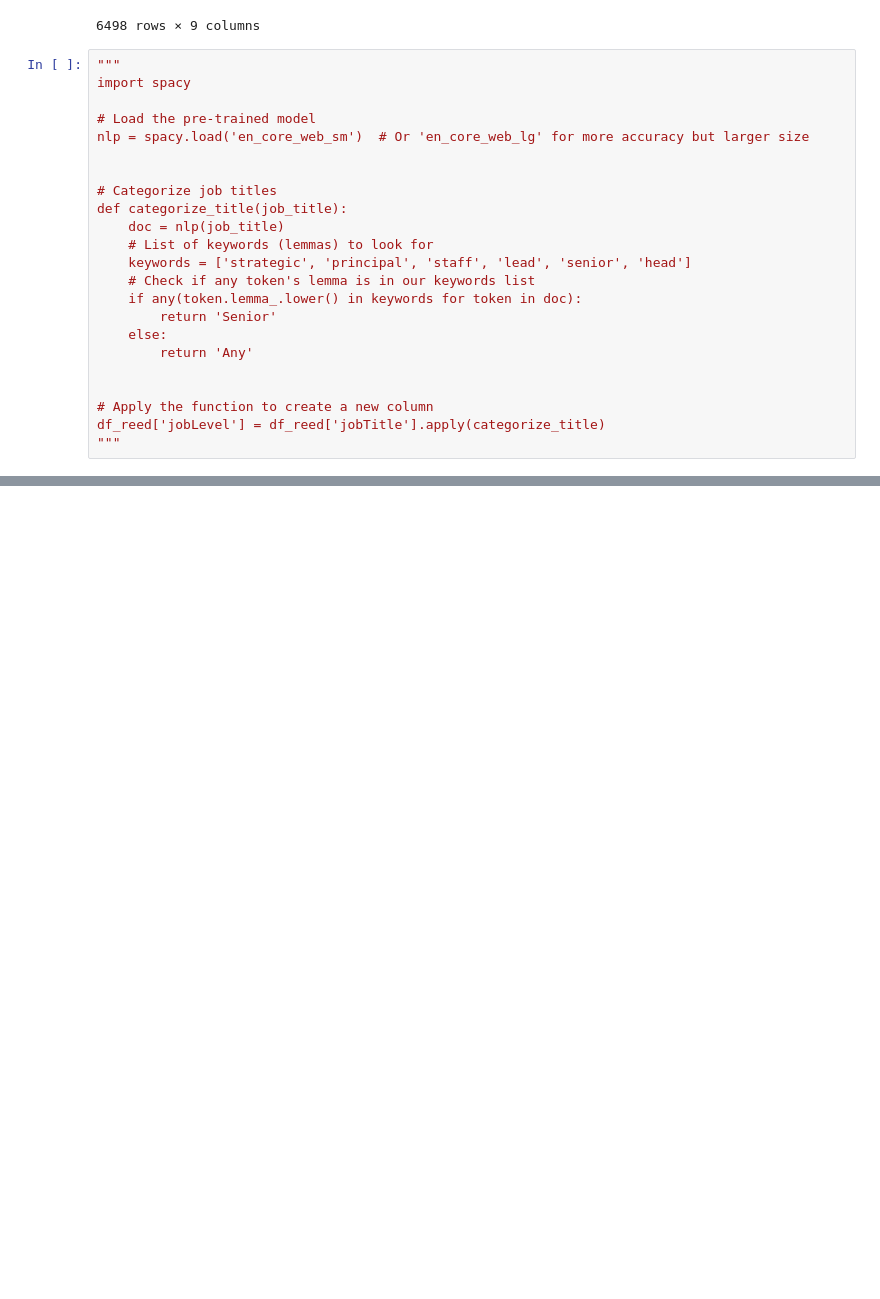
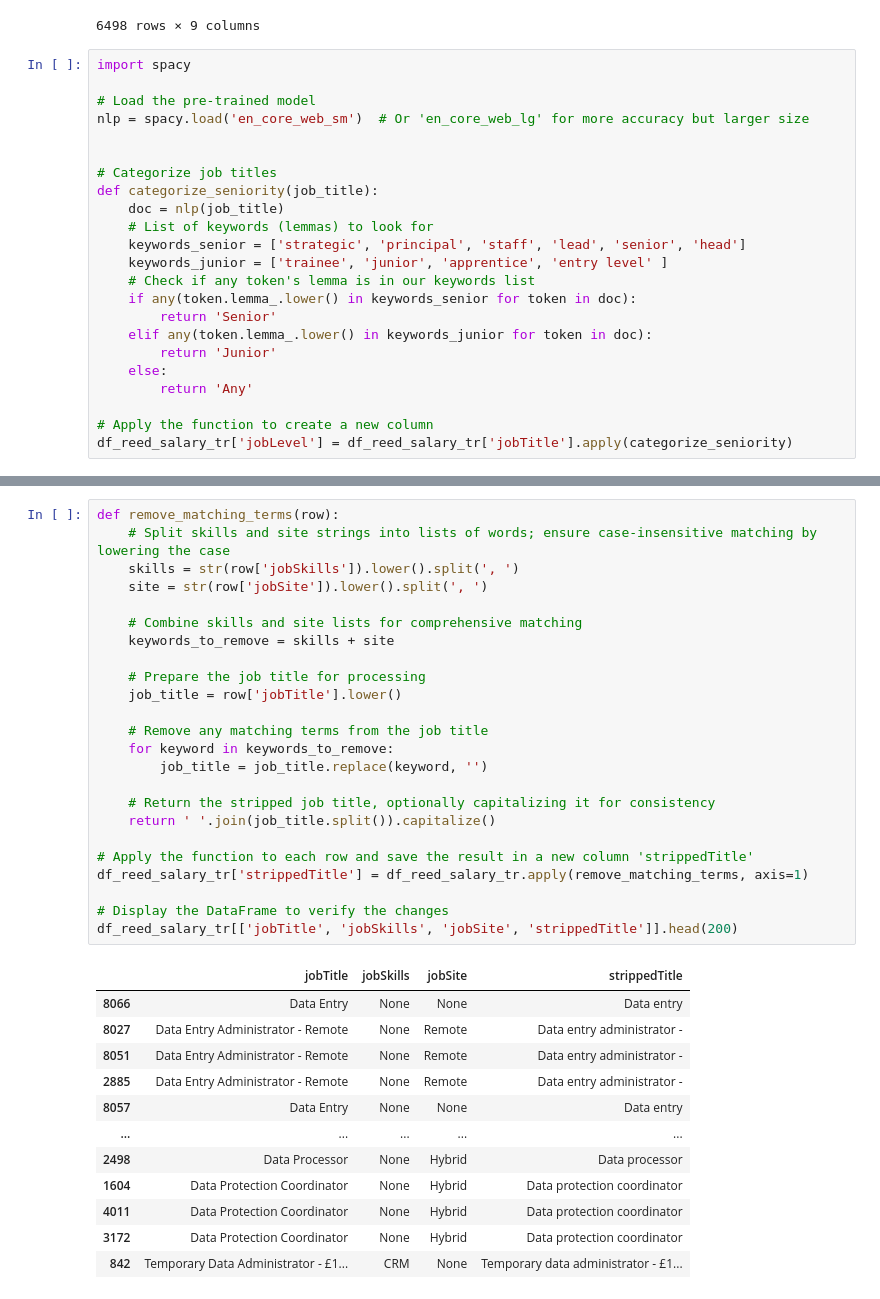
Before and after one commit to mygitbob/feb24_project_job-market, a Jupyter notebook: src/reed mdb pull and transforml.ipynb, the cells around one changed output, grey strips where cells are left out. Cells and saved outputs as stored; diff of their text form; blank space fills up the shorter version.

```diff
--- a/src/reed mdb pul and transforml.ipynb
+++ b/src/reed mdb pull and transforml.ipynb
@@ -375,7 +375,6 @@ display(df_reed_salary_tr.loc[df_reed_salary_tr['salaryPeriod'] == 'Not specifie
 | 1154 | Head of Data Operations | SE19PH | 190000.0 | 230000.0 | GBP | Head of Data Operations. Global F... | Not specified | ... |
 6498 rows × 9 columns
 # %%
-"""
 import spacy
 
 # Load the pre-trained model
@@ -383,18 +382,19 @@ nlp = spacy.load('en_core_web_sm')  # Or 'en_core_web_lg' for more accuracy but
 
 
 # Categorize job titles
-def categorize_title(job_title):
+def categorize_seniority(job_title):
     doc = nlp(job_title)
     # List of keywords (lemmas) to look for
-    keywords = ['strategic', 'principal', 'staff', 'lead', 'senior', 'head']
+    keywords_senior = ['strategic', 'principal', 'staff', 'lead', 'senior', 'head']
+    keywords_junior = ['trainee', 'junior', 'apprentice', 'entry level' ]
     # Check if any token's lemma is in our keywords list
-    if any(token.lemma_.lower() in keywords for token in doc):
+    if any(token.lemma_.lower() in keywords_senior for token in doc):
         return 'Senior'
+    elif any(token.lemma_.lower() in keywords_junior for token in doc):
+        return 'Junior'
     else:
         return 'Any'
 
-
 # Apply the function to create a new column
-df_reed['jobLevel'] = df_reed['jobTitle'].apply(categorize_title)
-"""
+df_reed_salary_tr['jobLevel'] = df_reed_salary_tr['jobTitle'].apply(categorize_seniority)
 # %%
@@ -401,0 +486,37 @@ df_reed.head()
+# %%
+def remove_matching_terms(row):
+    # Split skills and site strings into lists of words; ensure case-insensitive matching by lowering the case
+    skills = str(row['jobSkills']).lower().split(', ')
+    site = str(row['jobSite']).lower().split(', ')
+
+    # Combine skills and site lists for comprehensive matching
+    keywords_to_remove = skills + site
+
+    # Prepare the job title for processing
+    job_title = row['jobTitle'].lower()
+
+    # Remove any matching terms from the job title
+    for keyword in keywords_to_remove:
+        job_title = job_title.replace(keyword, '')
+
+    # Return the stripped job title, optionally capitalizing it for consistency
+    return ' '.join(job_title.split()).capitalize()
+
+# Apply the function to each row and save the result in a new column 'strippedTitle'
+df_reed_salary_tr['strippedTitle'] = df_reed_salary_tr.apply(remove_matching_terms, axis=1)
+
+# Display the DataFrame to verify the changes
+df_reed_salary_tr[['jobTitle', 'jobSkills', 'jobSite', 'strippedTitle']].head(200)
+# %% [output]
+|  | jobTitle | jobSkills | jobSite | strippedTitle |
+| 8066 | Data Entry | None | None | Data entry |
+| 8027 | Data Entry Administrator - Remote | None | Remote | Data entry administrator - |
+| 8051 | Data Entry Administrator - Remote | None | Remote | Data entry administrator - |
+| 2885 | Data Entry Administrator - Remote | None | Remote | Data entry administrator - |
+| 8057 | Data Entry | None | None | Data entry |
+| ... | ... | ... | ... | ... |
+| 2498 | Data Processor | None | Hybrid | Data processor |
+| 1604 | Data Protection Coordinator | None | Hybrid | Data protection coordinator |
+| 4011 | Data Protection Coordinator | None | Hybrid | Data protection coordinator |
+| 3172 | Data Protection Coordinator | None | Hybrid | Data protection coordinator |
+| 842 | Temporary Data Administrator - £1... | CRM | None | Temporary data administrator - £1... |
```
Also changed, not shown: parts of 15 cells of this notebook.
